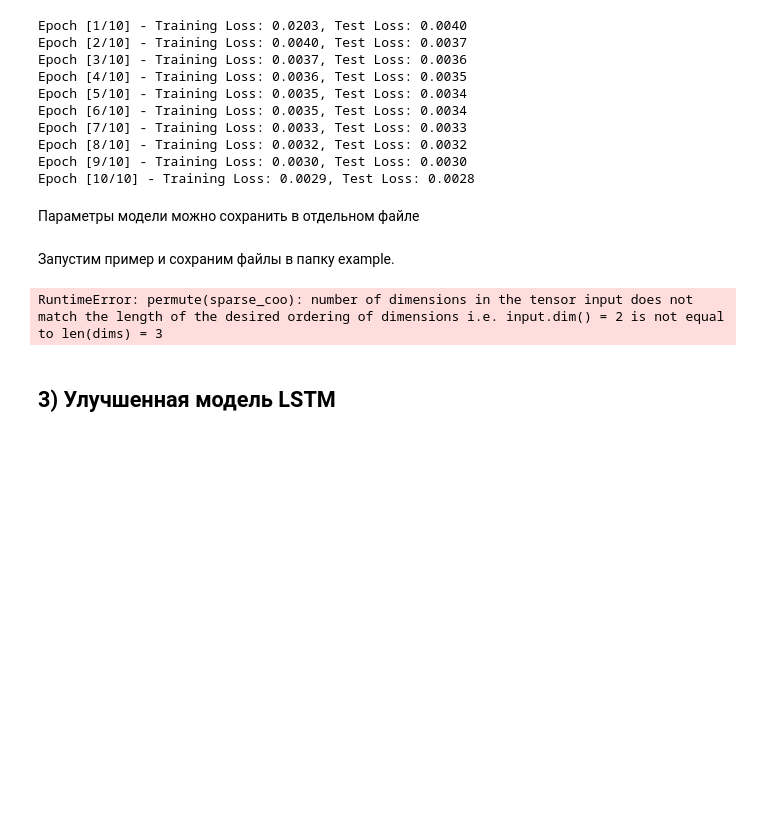
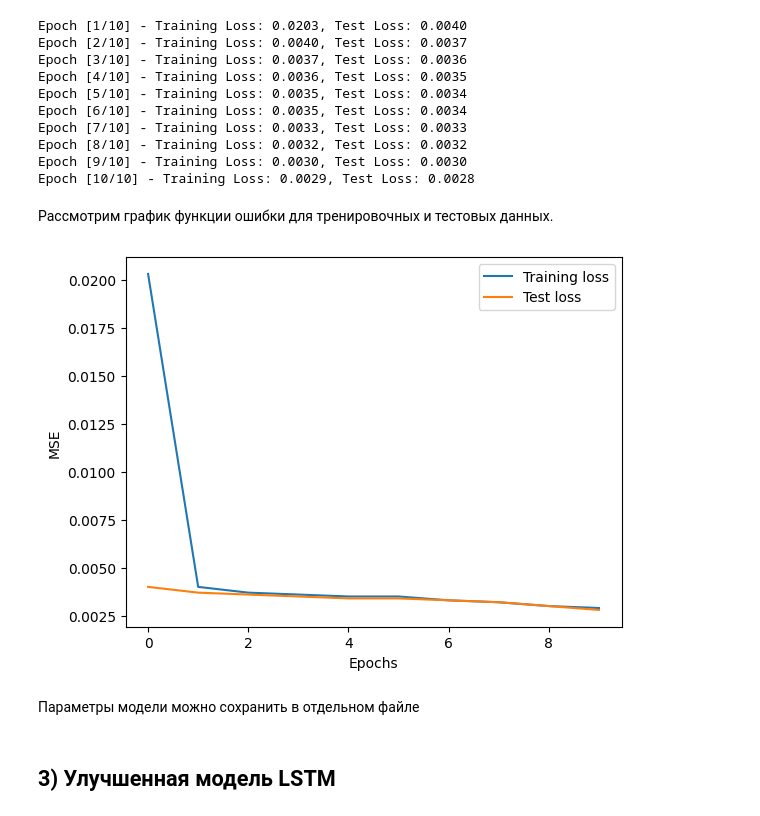
Before and after one commit to peridubt/Coursework-3rd-year, a Jupyter notebook: Ulianov_course_work_3rd_year.ipynb, the cells around one changed output. Drawn from its saved outputs; the diff is of its cells as text; code cells hidden in the pictures; blank space fills up the shorter version.

Commit message:
chore: refactored LSTMs

```diff
--- a/Ulianov_course_work_3rd_year.ipynb
+++ b/Ulianov_course_work_3rd_year.ipynb
@@ -123,5 +125,18 @@ class LSTM(nn.Module):
 Можно пропустить этап с обучением и сразу загрузить обученную модель (lstm_model.pth) с установившимися параметрами и перейти к шагу с [примером](https://colab.research.google.com/drive/1l7Huzgg3UWtsEOXKwKq9BCVu36yVRGG-#scrollTo=q4jUyVBLW1Ep&line=1&uniqifier=1). Подобное можно проделать и с остальными моделями.
 # %% [markdown]
 ### Параметры модели
+# %%
+# Параметры модели
+input_size = 2
+hidden_size = 64
+output_size = 2
+num_layers = 2
+device = torch.device('cuda' if torch.cuda.is_available() else 'cpu')
+
+model = LSTM(input_size, hidden_size, output_size, num_layers)
+
+# функция потерь и оптимизатор
+optimizer = optim.Adam(model.parameters(), lr=0.001)
+loss_fn = nn.MSELoss()
 # %% [markdown]
 ### Обучение модели
@@ -135,7 +201,8 @@ class BidirectionalLSTM(nn.Module):
         super(BidirectionalLSTM, self).__init__()
         self.hidden_size = hidden_size
         self.num_layers = num_layers
-        self.lstm = nn.LSTM(input_size, hidden_size, num_layers, batch_first=True, dropout=0.2, bidirectional=True)
+        self.lstm = nn.LSTM(input_size, hidden_size, num_layers,
+                            batch_first=True, dropout=0.2, bidirectional=True)
         self.fc = nn.Linear(hidden_size * 2, output_size)
 
     def forward(self, x):
@@ -169,14 +235,14 @@ To: /content/lstm_model.pth
 input_size = 2
 hidden_size = 64
 output_size = 2
-num_layers = 2
+num_layers = 1
 device = torch.device('cuda' if torch.cuda.is_available() else 'cpu')
 
 # создаём модель
-model = LSTMModel(input_size, hidden_size, output_size, num_layers)
+model = BidirectionalLSTM(input_size, hidden_size, output_size, num_layers)
 
 # функция потерь и оптимизатор
-optimizer = optim.AdamW(model.parameters(), lr=0.0001)
+optimizer = optim.Adam(model.parameters(), lr=0.00005)
 
 loss_fn = nn.MSELoss()
 # %% [markdown]
@@ -184,7 +250,7 @@ loss_fn = nn.MSELoss()
 # %% [markdown]
 На обучение выделено 10 эпох.
 # %%
-num_epochs = 10  # Количество эпох при обучении
+num_epochs = 50  # Количество эпох при обучении
 train_hist = []
 test_hist = []
 for epoch in range(num_epochs):
@@ -205,7 +271,6 @@ for epoch in range(num_epochs):
     average_loss = total_loss / len(train_loader)
     train_hist.append(average_loss)
 
-    # расчёты для тестовых бачтей
     model.eval()
     with torch.no_grad():
         total_test_loss = 0.0
@@ -233,6 +298,16 @@ Epoch [7/10] - Training Loss: 0.0033, Test Loss: 0.0033
 Epoch [8/10] - Training Loss: 0.0032, Test Loss: 0.0032
 Epoch [9/10] - Training Loss: 0.0030, Test Loss: 0.0030
 Epoch [10/10] - Training Loss: 0.0029, Test Loss: 0.0028
+# %% [markdown]
+Рассмотрим график функции ошибки для тренировочных и тестовых данных.
+# %%
+plt.plot(train_hist, label="Training loss")
+plt.plot(test_hist, label="Test loss")
+plt.xlabel("Epochs")
+plt.ylabel("MSE")
+plt.legend();
+# %% [output]
+[figure, added]
 # %% [markdown]
 Параметры модели можно сохранить в отдельном файле
 # %%
@@ -240,9 +315,3 @@ torch.save(model, './lstm_model.pth')
-# %% [markdown]
-Запустим пример и сохраним файлы в папку example.
-# %%
-lstm_test("example")
-# %% [output]
-RuntimeError: permute(sparse_coo): number of dimensions in the tensor input does not match the length of the desired ordering of dimensions i.e. input.dim() = 2 is not equal to len(dims) = 3
 # %% [markdown]
 ## 3) Улучшенная модель LSTM
 # %%
```
Also changed, not shown: parts of 23 cells of this notebook.
